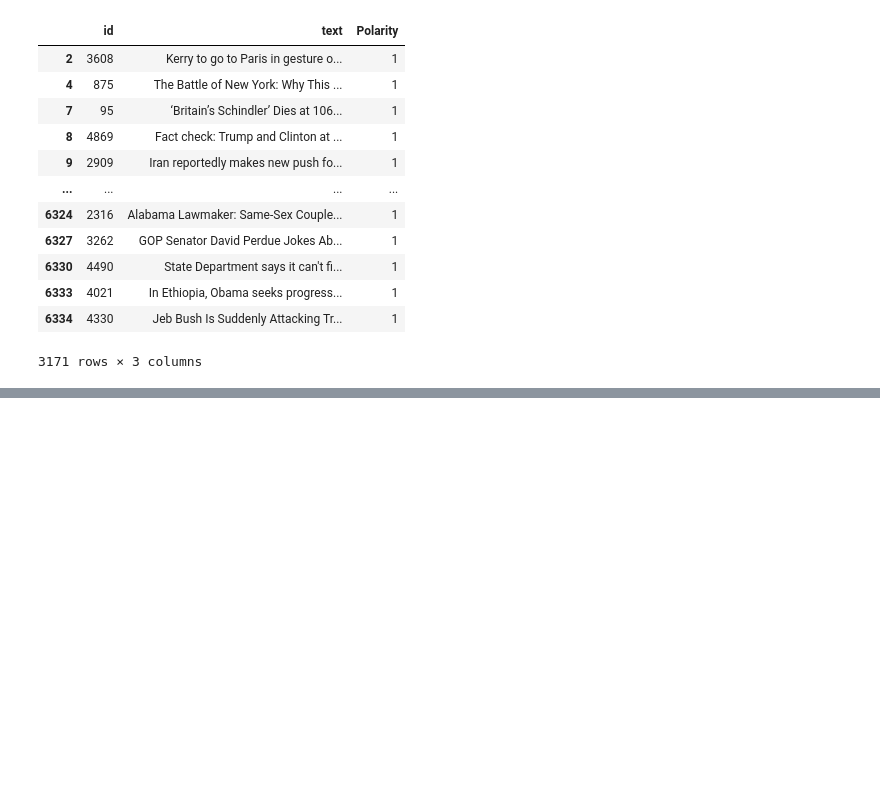
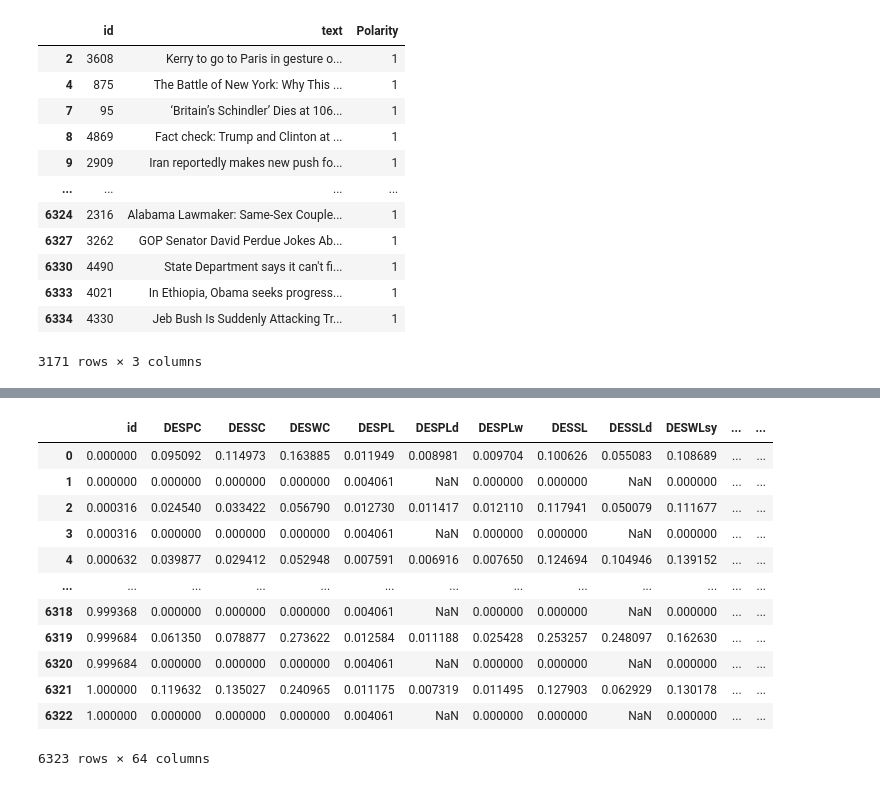
Before and after one commit to alberto-lorente/Final-Report-and-Presentation, a Jupyter notebook: Second_Dataset_Preprocess.ipynb, the cells around one changed output, grey strips where cells are left out. Drawn from its saved outputs; the diff is of its cells as text; code cells hidden in the pictures; blank space fills up the shorter version.

```diff
--- a/Second_Dataset_Preprocess.ipynb
+++ b/Second_Dataset_Preprocess.ipynb
@@ -135,0 +164,16 @@ for column in data_pre.columns:
+# %%
+fake_max_scaled
+# %% [output]
+|  | id | DESPC | DESSC | DESWC | DESPL | DESPLd | DESPLw | DESSL | DESSLd | DESWLsy | ... | ... |
+| 0 | 0.000000 | 0.095092 | 0.114973 | 0.163885 | 0.011949 | 0.008981 | 0.009704 | 0.100626 | 0.055083 | 0.108689 | ... | ... |
+| 1 | 0.000000 | 0.000000 | 0.000000 | 0.000000 | 0.004061 | NaN | 0.000000 | 0.000000 | NaN | 0.000000 | ... | ... |
+| 2 | 0.000316 | 0.024540 | 0.033422 | 0.056790 | 0.012730 | 0.011417 | 0.012110 | 0.117941 | 0.050079 | 0.111677 | ... | ... |
+| 3 | 0.000316 | 0.000000 | 0.000000 | 0.000000 | 0.004061 | NaN | 0.000000 | 0.000000 | NaN | 0.000000 | ... | ... |
+| 4 | 0.000632 | 0.039877 | 0.029412 | 0.052948 | 0.007591 | 0.006916 | 0.007650 | 0.124694 | 0.104946 | 0.139152 | ... | ... |
+| ... | ... | ... | ... | ... | ... | ... | ... | ... | ... | ... | ... | ... |
+| 6318 | 0.999368 | 0.000000 | 0.000000 | 0.000000 | 0.004061 | NaN | 0.000000 | 0.000000 | NaN | 0.000000 | ... | ... |
+| 6319 | 0.999684 | 0.061350 | 0.078877 | 0.273622 | 0.012584 | 0.011188 | 0.025428 | 0.253257 | 0.248097 | 0.162630 | ... | ... |
+| 6320 | 0.999684 | 0.000000 | 0.000000 | 0.000000 | 0.004061 | NaN | 0.000000 | 0.000000 | NaN | 0.000000 | ... | ... |
+| 6321 | 1.000000 | 0.119632 | 0.135027 | 0.240965 | 0.011175 | 0.007319 | 0.011495 | 0.127903 | 0.062929 | 0.130178 | ... | ... |
+| 6322 | 1.000000 | 0.000000 | 0.000000 | 0.000000 | 0.004061 | NaN | 0.000000 | 0.000000 | NaN | 0.000000 | ... | ... |
+6323 rows × 64 columns
```
Also changed, not shown: parts of 10 cells of this notebook, 52 other files.
